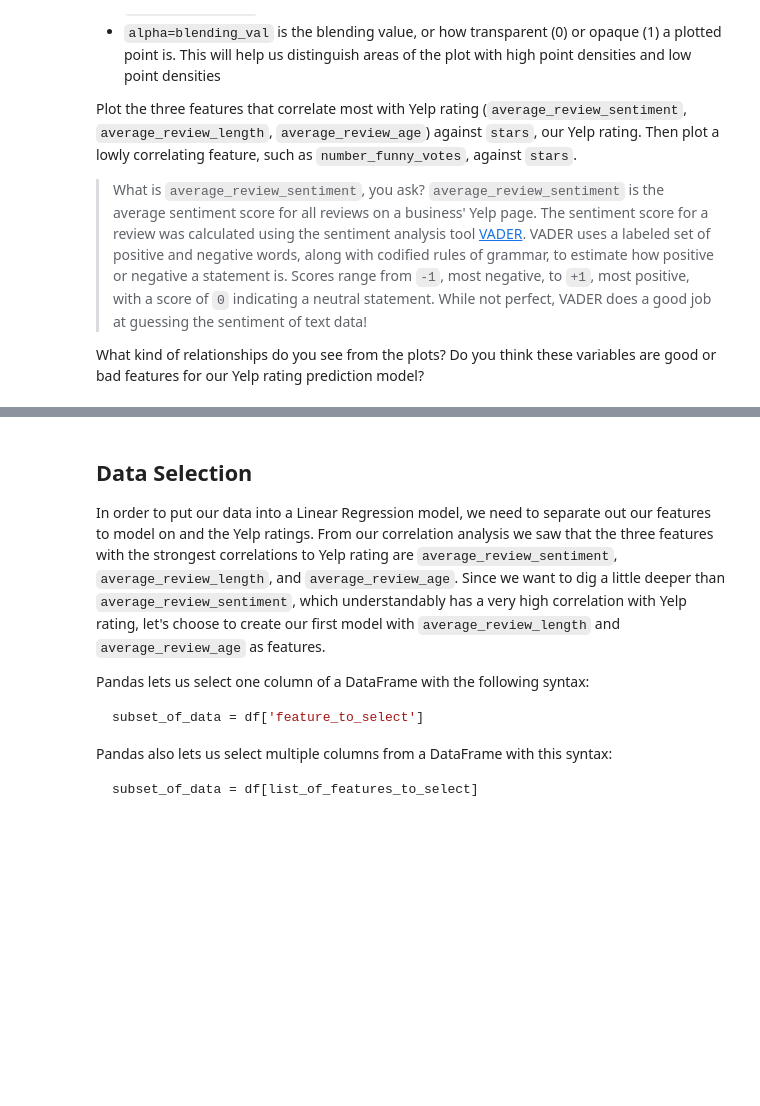
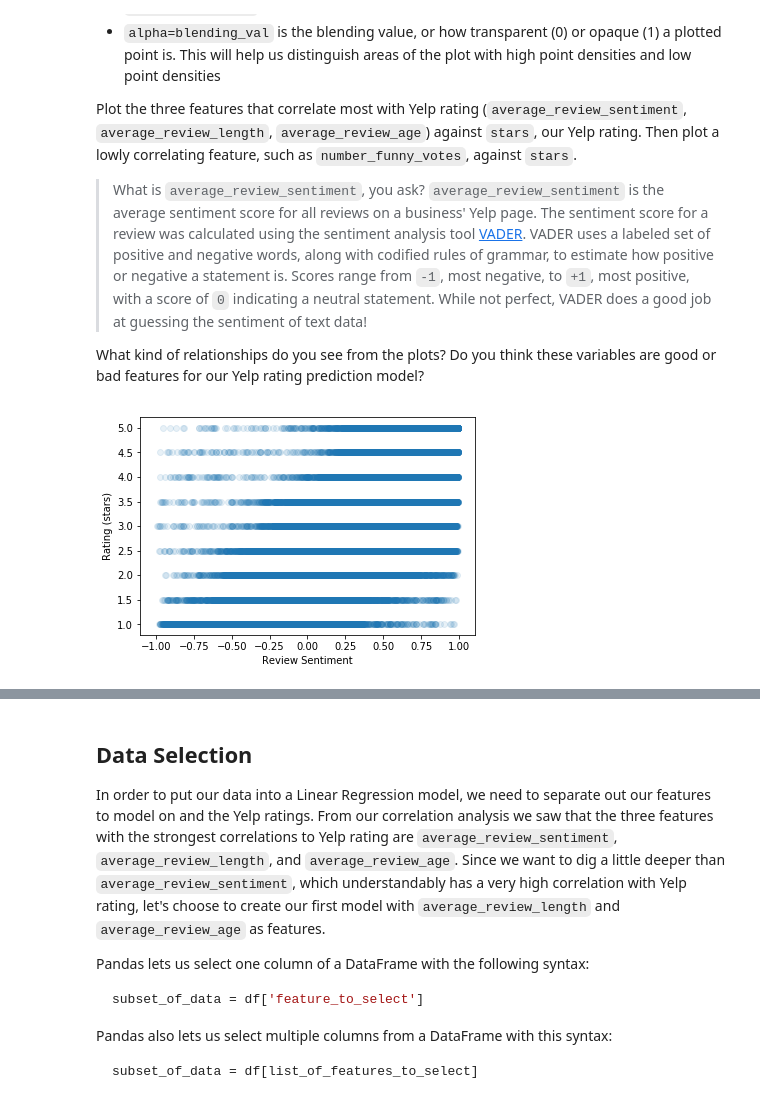
Before and after one commit to m4ese/codecademy, a Jupyter notebook: yelp_regression_project/yelp_regression.ipynb, the cells around one changed output, grey strips where cells are left out. Saved outputs shown, nothing was run; the diff lists cells and outputs as text; code cells hidden in the pictures; blank space fills up the shorter version.

```diff
--- a/yelp_regression_project/yelp_regression.ipynb
+++ b/yelp_regression_project/yelp_regression.ipynb
@@ -229,3 +249,12 @@ df.fillna({'column_1':val_to_replace_na,
 * `inplace=True` since we want to perform our changes in place and not return a new DataFrame
 
 Fill the missing values in `df` with `0`. Afterwards, confirm the missing values have been filled with `df.isna().any()`.
+# %%
+df.fillna({'weekday_checkins': 0,
+          'weekend_checkins': 0,
+          'average_tip_length': 0,
+          'number_tips': 0,
+          'average_caption_length': 0,
+          'number_pics': 0},inplace =True)
+
+df.isna().any()
@@ -252,4 +319,10 @@ What kind of relationships do you see from the plots? Do you think these variabl
 # %%
 from matplotlib import pyplot as plt
 
-# plot average_review_sentiment against stars here
+# plot average_review_sentiment against stars here expecting positive correlation
+plt.scatter(df.average_review_sentiment,df.stars,alpha = 0.1)
+plt.xlabel('Review Sentiment')
+plt.ylabel('Rating (stars)')
+plt.show()
+# %% [output]
+[figure, added]
```
Also changed, not shown: parts of 32 cells of this notebook.
